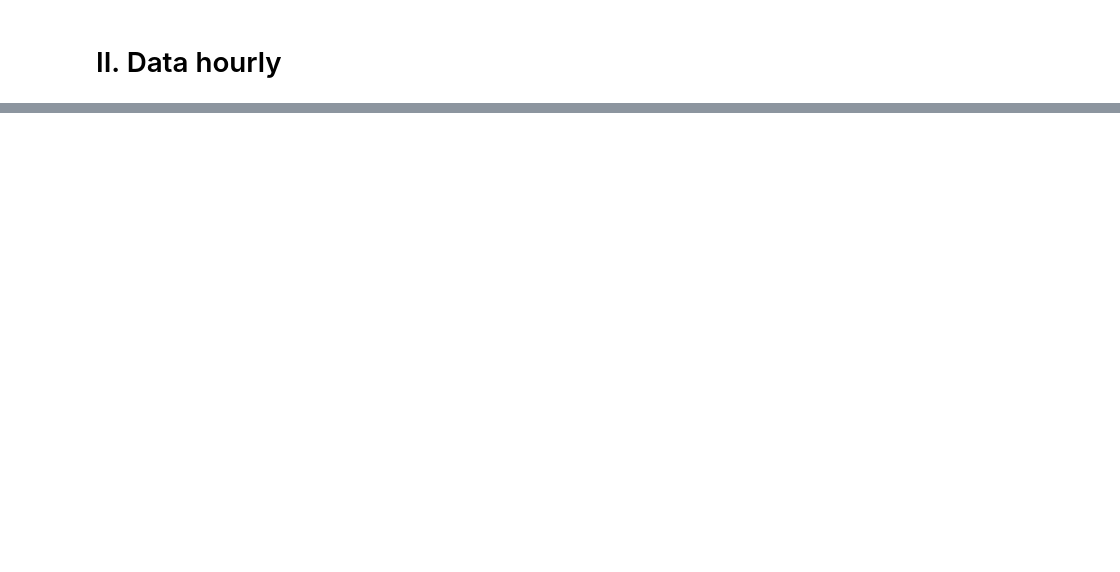
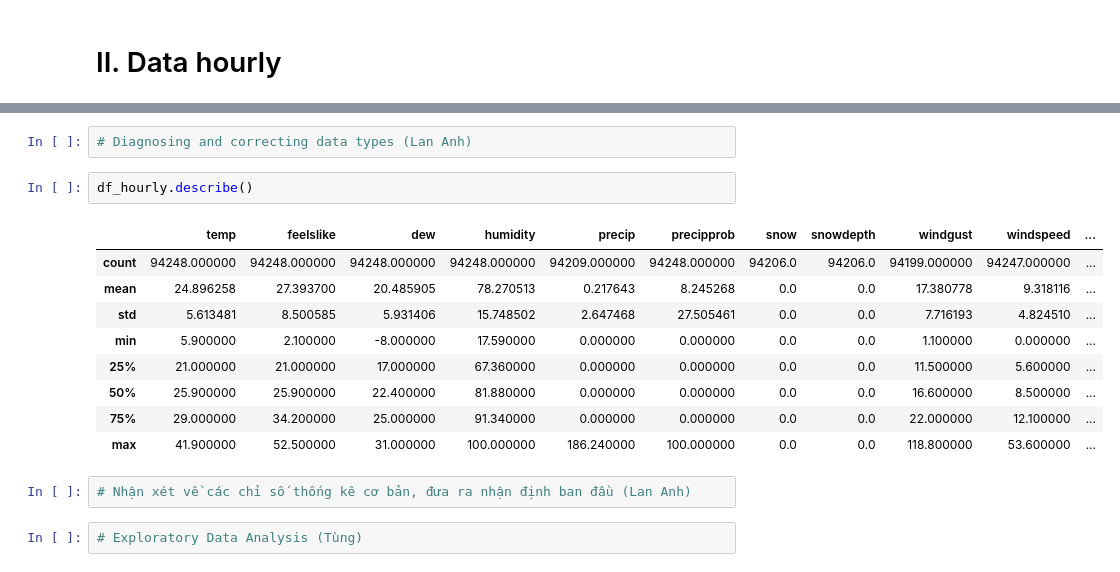
Before and after one commit to tungvoi38/Machine_Learning_Group_3, a Jupyter notebook: temperature_prediction_Hanoi/notebooks/01-data_understanding.ipynb, the cells around one changed output, grey strips where cells are left out. Saved outputs shown, nothing was run; the diff lists cells and outputs as text; blank space fills up the shorter version.

```diff
--- a/temperature_prediction_Hanoi/notebooks/01-data_understanding.ipynb
+++ b/temperature_prediction_Hanoi/notebooks/01-data_understanding.ipynb
@@ -201,0 +155,18 @@ memory usage: 17.3+ MB
+# %%
+# Diagnosing and correcting data types (Lan Anh)
+# %%
+df_hourly.describe()
+# %% [output]
+|  | temp | feelslike | dew | humidity | precip | precipprob | snow | snowdepth | windgust | windspeed | ... |
+| count | 94248.000000 | 94248.000000 | 94248.000000 | 94248.000000 | 94209.000000 | 94248.000000 | 94206.0 | 94206.0 | 94199.000000 | 94247.000000 | ... |
+| mean | 24.896258 | 27.393700 | 20.485905 | 78.270513 | 0.217643 | 8.245268 | 0.0 | 0.0 | 17.380778 | 9.318116 | ... |
+| std | 5.613481 | 8.500585 | 5.931406 | 15.748502 | 2.647468 | 27.505461 | 0.0 | 0.0 | 7.716193 | 4.824510 | ... |
+| min | 5.900000 | 2.100000 | -8.000000 | 17.590000 | 0.000000 | 0.000000 | 0.0 | 0.0 | 1.100000 | 0.000000 | ... |
+| 25% | 21.000000 | 21.000000 | 17.000000 | 67.360000 | 0.000000 | 0.000000 | 0.0 | 0.0 | 11.500000 | 5.600000 | ... |
+| 50% | 25.900000 | 25.900000 | 22.400000 | 81.880000 | 0.000000 | 0.000000 | 0.0 | 0.0 | 16.600000 | 8.500000 | ... |
+| 75% | 29.000000 | 34.200000 | 25.000000 | 91.340000 | 0.000000 | 0.000000 | 0.0 | 0.0 | 22.000000 | 12.100000 | ... |
+| max | 41.900000 | 52.500000 | 31.000000 | 100.000000 | 186.240000 | 100.000000 | 0.0 | 0.0 | 118.800000 | 53.600000 | ... |
+# %%
+# Nhận xét về các chỉ số thống kê cơ bản, đưa ra nhận định ban đầu (Lan Anh)
+# %%
+# Exploratory Data Analysis (Tùng)
```
Also changed, not shown: parts of 18 cells of this notebook.
